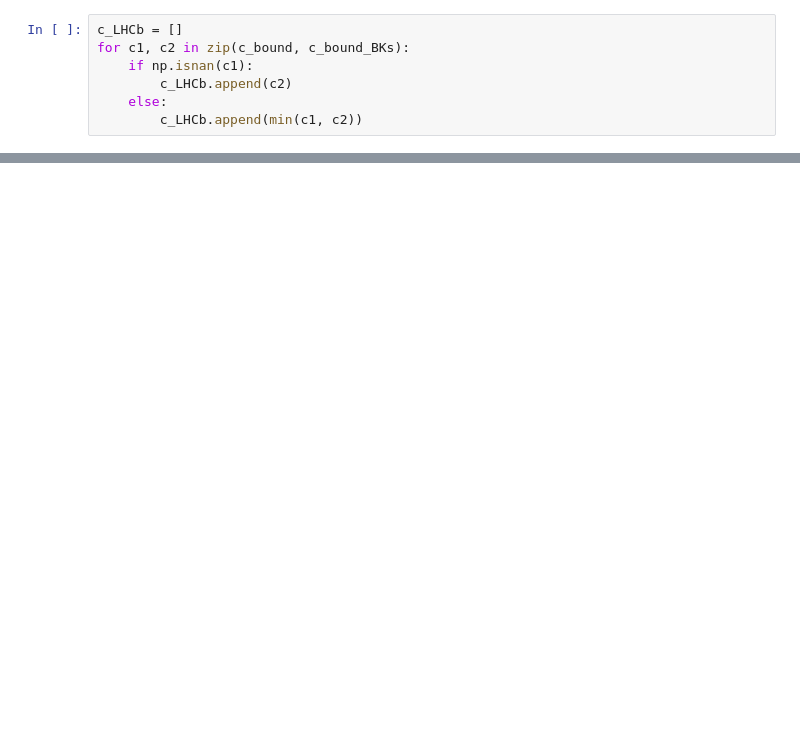
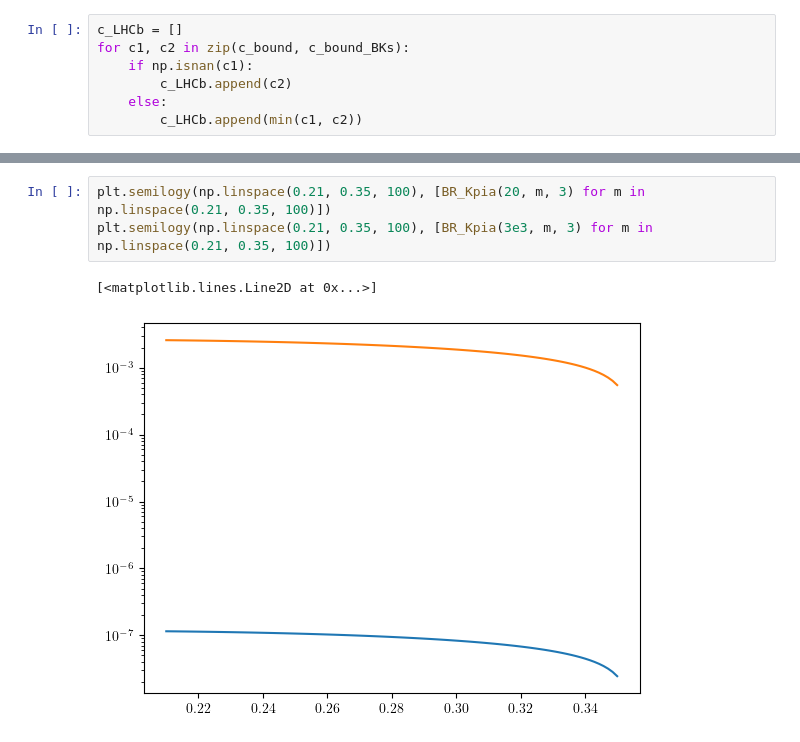
Before and after one commit to Jorge-Alda/tauALPs, a Jupyter notebook: PseudoScalar/displaced_vertex/plot_analysis.ipynb, the cells around one changed output, grey strips where cells are left out. Saved outputs shown, nothing was run; the diff lists cells and outputs as text; blank space fills up the shorter version.

```diff
--- a/PseudoScalar/displaced_vertex/plot_analysis.ipynb
+++ b/PseudoScalar/displaced_vertex/plot_analysis.ipynb
@@ -393,0 +438,6 @@ pd.DataFrame({'ma_GeV': BaBar_10cm['ma_GeV'], 'cl_inf': bound_gamma, 'cl_sup': [
+# %%
+plt.semilogy(np.linspace(0.21, 0.35, 100), [BR_Kpia(20, m, 3) for m in np.linspace(0.21, 0.35, 100)])
+plt.semilogy(np.linspace(0.21, 0.35, 100), [BR_Kpia(3e3, m, 3) for m in np.linspace(0.21, 0.35, 100)])
+# %% [output]
+[<matplotlib.lines.Line2D at 0x...>]
+[figure, added]
```
Also changed, not shown: parts of 13 cells of this notebook, 10 other files.
